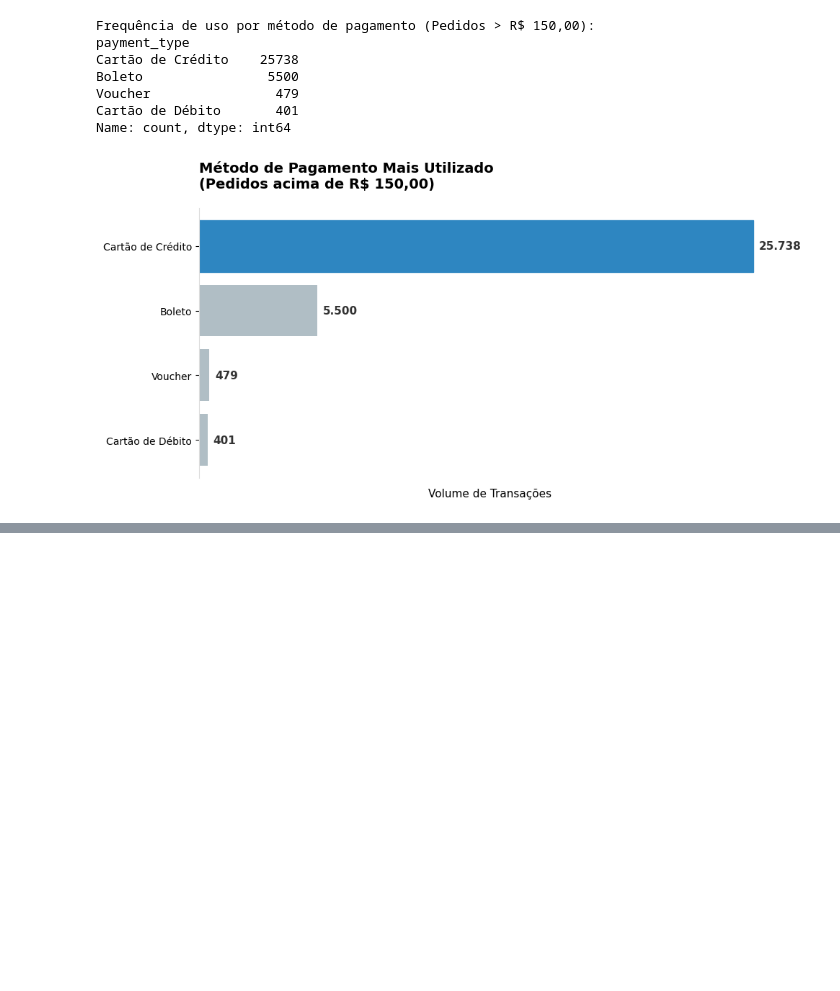
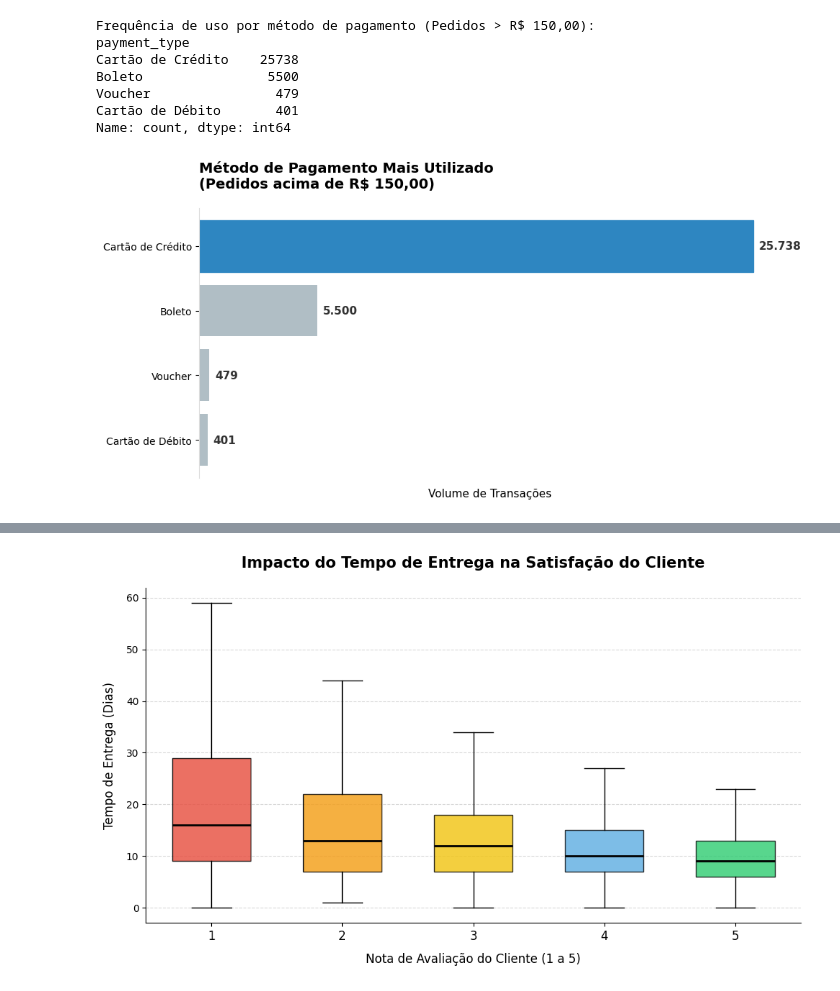
Before and after one commit to KaikeBrito/an-lise_explorat-ria_dados_ecommerce_brasileiro, a Jupyter notebook: notebook.ipynb, the cells around one changed output, grey strips where cells are left out. Saved outputs shown, nothing was run; the diff lists cells and outputs as text; code cells hidden in the pictures; blank space fills up the shorter version.

Commit message:
Adicionando diagrama dos .csv's, para dinâmica mais objetiva

```diff
--- a/notebook.ipynb
+++ b/notebook.ipynb
@@ -243,0 +386,79 @@ plt.show()
+# %%
+import pandas as pd
+import matplotlib.pyplot as plt
+
+# ---------------------------------------------------------
+# 1. Carregamento Seletivo
+# ---------------------------------------------------------
+df_orders = pd.read_csv('dataframes/olist_orders_dataset.csv')
+df_reviews = pd.read_csv('dataframes/olist_order_reviews_dataset.csv')
+
+# ---------------------------------------------------------
+# 2. Processamento de Datas e Cálculo de Lead Time
+# ---------------------------------------------------------
+# Pegamos apenas pedidos que foram de fato entregues
+df_delivered = df_orders[df_orders['order_status'] == 'delivered'].copy()
+
+# Conversão para datetime (Mindset Sênior)
+df_delivered['order_purchase_timestamp'] = pd.to_datetime(df_delivered['order_purchase_timestamp'])
+df_delivered['order_delivered_customer_date'] = pd.to_datetime(df_delivered['order_delivered_customer_date'])
+
+# Removendo linhas com datas nulas para evitar erros matemáticos
+df_delivered.dropna(subset=['order_purchase_timestamp', 'order_delivered_customer_date'], inplace=True)
+
+# Calculando o Tempo de Entrega Real em dias completos (.dt.days)
+df_delivered['tempo_entrega_dias'] = (df_delivered['order_delivered_customer_date'] - df_delivered['order_purchase_timestamp']).dt.days
+
+# ---------------------------------------------------------
+# 3. Junção (Merge) e Limpeza de Outliers
+# ---------------------------------------------------------
+# Cruzando o tempo de entrega com as notas de avaliação (1 a 5)
+df_merged = pd.merge(df_delivered[['order_id', 'tempo_entrega_dias']],
+                     df_reviews[['order_id', 'review_score']],
+                     on='order_id', how='inner')
+
+# Limpeza de Outliers: Vamos focar em entregas de até 60 dias (cobre mais de 97% dos casos da Olist)
+# e remover dias negativos (erros de sistema do dataset)
+df_clean = df_merged[(df_merged['tempo_entrega_dias'] >= 0) & (df_merged['tempo_entrega_dias'] <= 60)]
+
+# Preparando os dados para o Boxplot do Matplotlib (precisa ser uma lista de arrays/series)
+notas = [1, 2, 3, 4, 5]
+dados_boxplot = [df_clean[df_clean['review_score'] == nota]['tempo_entrega_dias'] for nota in notas]
+
+# ---------------------------------------------------------
+# 4. Visualização Estratégica (Matplotlib)
+# ---------------------------------------------------------
+fig, ax = plt.subplots(figsize=(10, 6))
+
+# Criando o Boxplot. 'patch_artist=True' permite colorir as caixas.
+# 'showfliers=False' oculta os pontinhos de outliers extremos para deixar o gráfico mais limpo.
+bplot = ax.boxplot(dados_boxplot,
+                   patch_artist=True,
+                   showfliers=False,
+                   widths=0.6,
+                   medianprops=dict(color='black', linewidth=2))
+
+# Adicionando um gradiente de cores para contar a história (Vermelho para nota 1, Azul/Verde para nota 5)
+cores = ['#E74C3C', '#F39C12', '#F1C40F', '#5DADE2', '#2ECC71']
+for patch, color in zip(bplot['boxes'], cores):
+    patch.set_facecolor(color)
+    patch.set_alpha(0.8)
+
+# Configurações de layout
+ax.set_xticklabels(notas, fontsize=12)
+ax.set_ylabel('Tempo de Entrega (Dias)', fontsize=12, labelpad=10)
+ax.set_xlabel('Nota de Avaliação do Cliente (1 a 5)', fontsize=12, labelpad=10)
+plt.title('Impacto do Tempo de Entrega na Satisfação do Cliente', fontsize=15, fontweight='bold', pad=20)
+
+# Linha de grade sutil no eixo Y para facilitar a leitura dos dias
+ax.yaxis.grid(True, linestyle='--', which='major', color='grey', alpha=0.3)
+ax.set_axisbelow(True)
+
+# Limpeza de bordas
+ax.spines['top'].set_visible(False)
+ax.spines['right'].set_visible(False)
+
+plt.tight_layout()
+plt.show()
+# %% [output]
+[figure, added]
```
Also changed, not shown: parts of 6 cells of this notebook.
